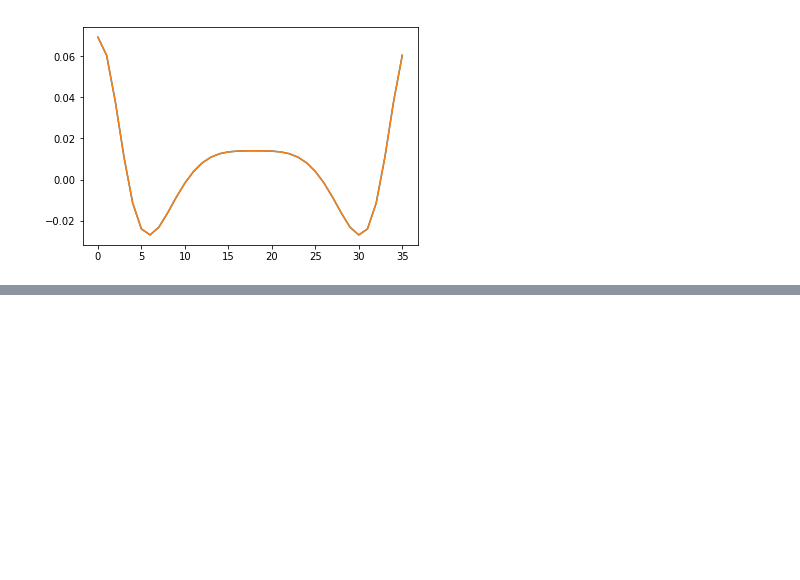
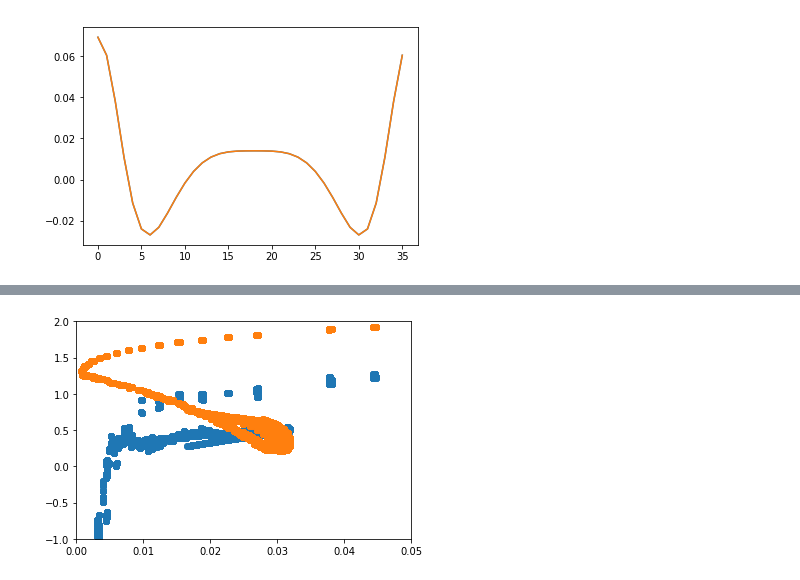
Before and after one commit to alesgenova/pbcpy, a Jupyter notebook: notebooks/TotalEnergyFunctional.ipynb, the cells around one changed output, grey strips where cells are left out. Drawn from its saved outputs; the diff is of its cells as text; code cells hidden in the pictures; blank space fills up the shorter version.

```diff
--- a/notebooks/TotalEnergyFunctional.ipynb
+++ b/notebooks/TotalEnergyFunctional.ipynb
@@ -91,0 +102,8 @@ plt.show()
+# %%
+plt.scatter(rho_of_r.reshape(rho_of_r.grid.nnr),blafunc.potential.reshape(rho_of_r.grid.nnr))
+plt.scatter(rho_of_r.reshape(rho_of_r.grid.nnr),v_eff.reshape(rho_of_r.grid.nnr))
+plt.xlim([0.0,0.05])
+plt.ylim([-1,2])
+plt.show()
+# %% [output]
+[figure, added]
```
Also changed, not shown: parts of 5 cells of this notebook, 5 other files.
